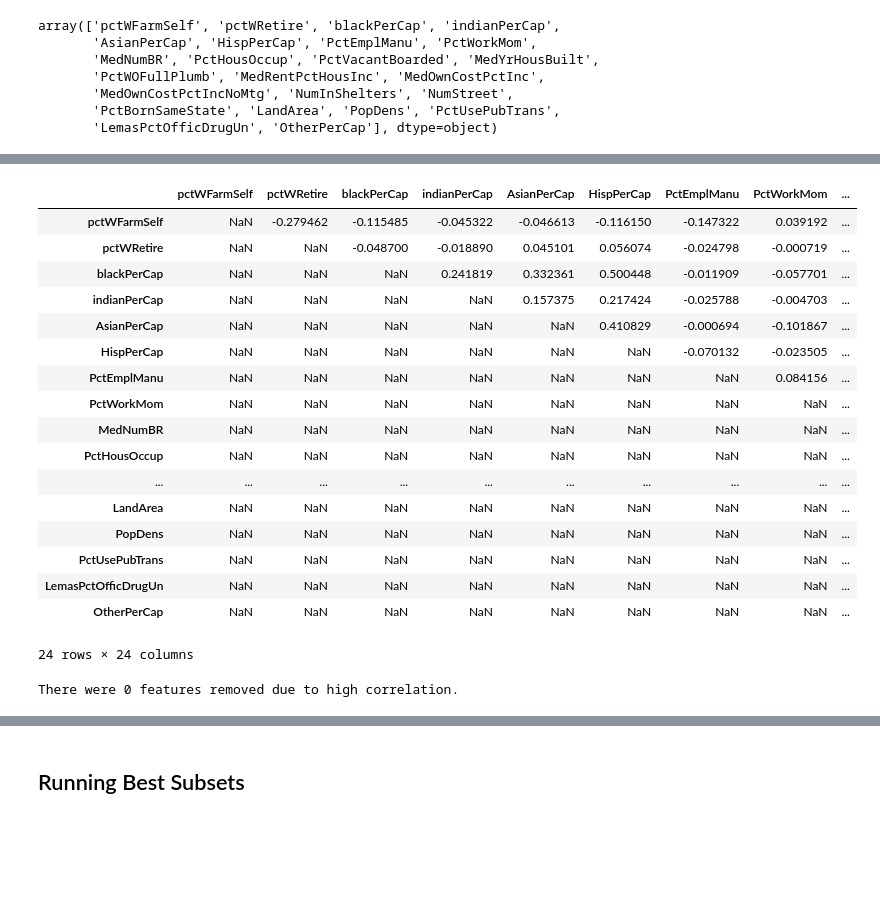
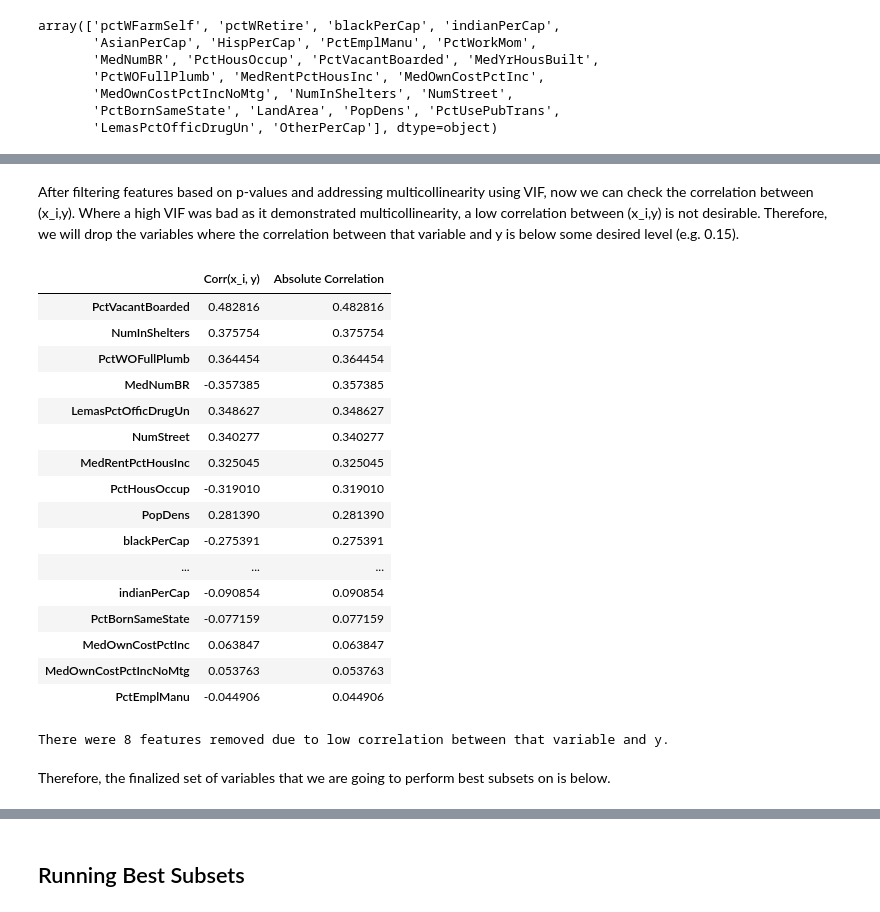
Before and after one commit to dimitris-markopoulos/CrimePredictor-ML, a Jupyter notebook: 1_NaiveFeatureSelection.ipynb, the cells around one changed output, grey strips where cells are left out. Saved outputs shown, nothing was run; the diff lists cells and outputs as text; code cells hidden in the pictures; blank space fills up the shorter version.

```diff
--- a/1_NaiveFeatureSelection.ipynb
+++ b/1_NaiveFeatureSelection.ipynb
@@ -295,39 +291,38 @@ Therefore, we perform pairwise correlation checks as an additional safeguard to
-# %%
-X = data.loc[:, var_filtered_vif] #using already filtered vars from above
-
-# Calculate the correlation matrix
-correlation_matrix = X.corr()
-
-# Create an upper triangle matrix to avoid duplicate comparisons
-upper_triangle = correlation_matrix.where(np.triu(np.ones(correlation_matrix.shape), k=1).astype(bool))
-upper_triangle
-# %% [output]
-|  | pctWFarmSelf | pctWRetire | blackPerCap | indianPerCap | AsianPerCap | HispPerCap | PctEmplManu | PctWorkMom | ... |
-| pctWFarmSelf | NaN | -0.279462 | -0.115485 | -0.045322 | -0.046613 | -0.116150 | -0.147322 | 0.039192 | ... |
-| pctWRetire | NaN | NaN | -0.048700 | -0.018890 | 0.045101 | 0.056074 | -0.024798 | -0.000719 | ... |
-| blackPerCap | NaN | NaN | NaN | 0.241819 | 0.332361 | 0.500448 | -0.011909 | -0.057701 | ... |
-| indianPerCap | NaN | NaN | NaN | NaN | 0.157375 | 0.217424 | -0.025788 | -0.004703 | ... |
-| AsianPerCap | NaN | NaN | NaN | NaN | NaN | 0.410829 | -0.000694 | -0.101867 | ... |
-| HispPerCap | NaN | NaN | NaN | NaN | NaN | NaN | -0.070132 | -0.023505 | ... |
-| PctEmplManu | NaN | NaN | NaN | NaN | NaN | NaN | NaN | 0.084156 | ... |
-| PctWorkMom | NaN | NaN | NaN | NaN | NaN | NaN | NaN | NaN | ... |
-| MedNumBR | NaN | NaN | NaN | NaN | NaN | NaN | NaN | NaN | ... |
-| PctHousOccup | NaN | NaN | NaN | NaN | NaN | NaN | NaN | NaN | ... |
-| ... | ... | ... | ... | ... | ... | ... | ... | ... | ... |
-| LandArea | NaN | NaN | NaN | NaN | NaN | NaN | NaN | NaN | ... |
-| PopDens | NaN | NaN | NaN | NaN | NaN | NaN | NaN | NaN | ... |
-| PctUsePubTrans | NaN | NaN | NaN | NaN | NaN | NaN | NaN | NaN | ... |
-| LemasPctOfficDrugUn | NaN | NaN | NaN | NaN | NaN | NaN | NaN | NaN | ... |
-| OtherPerCap | NaN | NaN | NaN | NaN | NaN | NaN | NaN | NaN | ... |
-24 rows × 24 columns
-# %%
-correlation_level = 0.8
-
-# Find features with correlation greater than {correlation_level}
-high_correlation = [column for column in upper_triangle.columns if any(upper_triangle[column] >= correlation_level)]
-low_correlation_vars = [column for column in upper_triangle.columns if any(upper_triangle[column] < correlation_level)]
-
-# Display the removed features
-print(f"There were {len(high_correlation)} features removed due to high correlation.")
-# %% [output]
-There were 0 features removed due to high correlation.
+# %% [markdown]
+After filtering features based on p-values and addressing multicollinearity using VIF, now we can check the correlation between (x_i,y).  Where a high VIF was bad as it demonstrated multicollinearity, a low correlation between (x_i,y) is not desirable.  Therefore, we will drop the variables where the correlation between that variable and y is below some desired level (e.g. 0.15).
+# %%
+y = data.loc[:,'ViolentCrimesPerPop']
+X = data.loc[:, var_filtered_vif] #using already filtered vars from above
+
+corr_df = X.corrwith(y).to_frame(name='Corr(x_i, y)')
+corr_df['Absolute Correlation'] = corr_df.apply(lambda x: abs(x))
+corr_df = corr_df.sort_values(by = 'Absolute Correlation', ascending = False)
+corr_df
+# %% [output]
+|  | Corr(x_i, y) | Absolute Correlation |
+| PctVacantBoarded | 0.482816 | 0.482816 |
+| NumInShelters | 0.375754 | 0.375754 |
+| PctWOFullPlumb | 0.364454 | 0.364454 |
+| MedNumBR | -0.357385 | 0.357385 |
+| LemasPctOfficDrugUn | 0.348627 | 0.348627 |
+| NumStreet | 0.340277 | 0.340277 |
+| MedRentPctHousInc | 0.325045 | 0.325045 |
+| PctHousOccup | -0.319010 | 0.319010 |
+| PopDens | 0.281390 | 0.281390 |
+| blackPerCap | -0.275391 | 0.275391 |
+| ... | ... | ... |
+| indianPerCap | -0.090854 | 0.090854 |
+| PctBornSameState | -0.077159 | 0.077159 |
+| MedOwnCostPctInc | 0.063847 | 0.063847 |
+| MedOwnCostPctIncNoMtg | 0.053763 | 0.053763 |
+| PctEmplManu | -0.044906 | 0.044906 |
+# %%
+correlation_level = 0.15
+# Find features with correlation lower than {correlation_level}
+low_corr_variables = list(corr_df.loc[corr_df['Absolute Correlation'] <= correlation_level].index)
+high_corr_Xandy = list(corr_df.loc[corr_df['Absolute Correlation'] > correlation_level].index)
+print(f"There were {len(low_corr_variables)} features removed due to low correlation between that variable and y.")
+# %% [output]
+There were 8 features removed due to low correlation between that variable and y.
+# %% [markdown]
+Therefore, the finalized set of variables that we are going to perform best subsets on is below.
```
Also changed, not shown: parts of 27 cells of this notebook.
